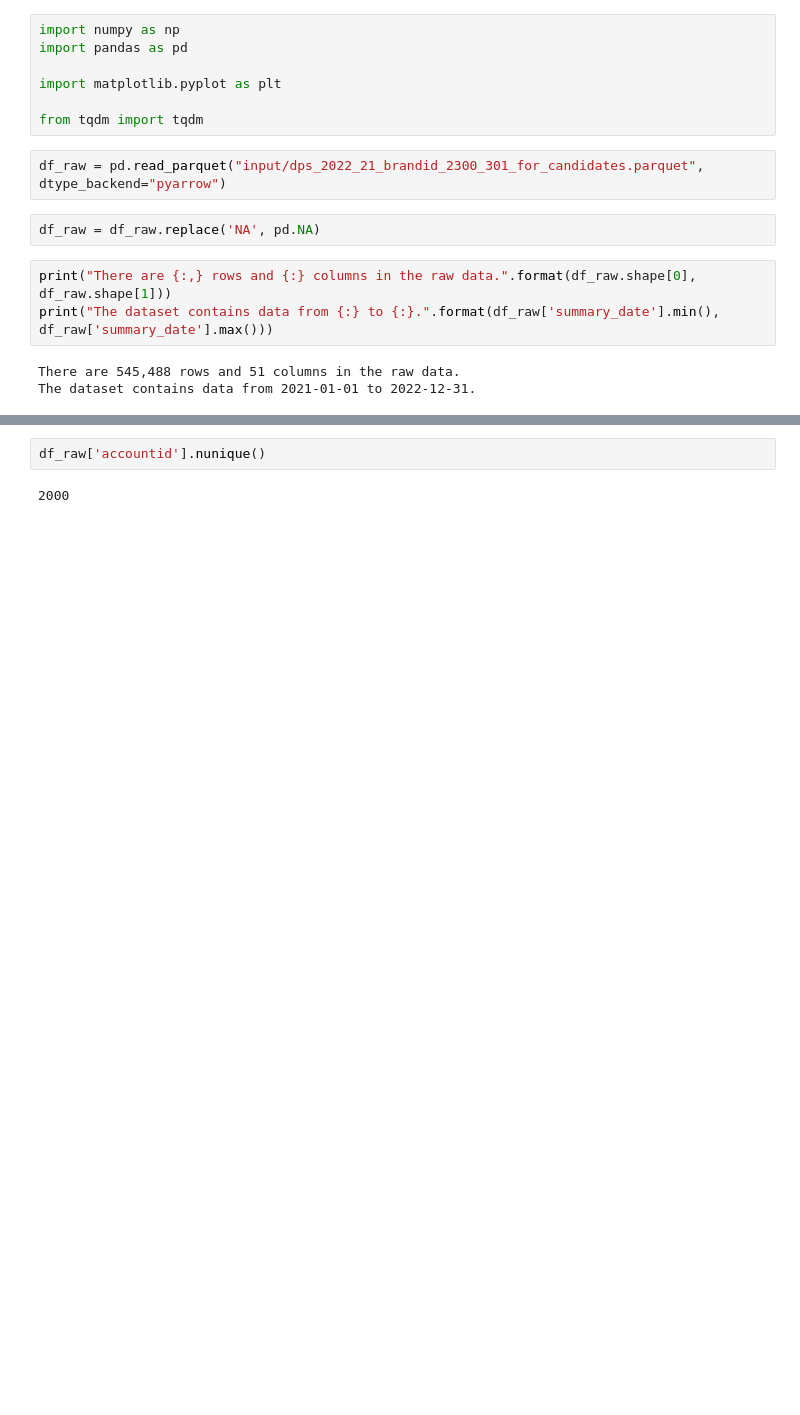
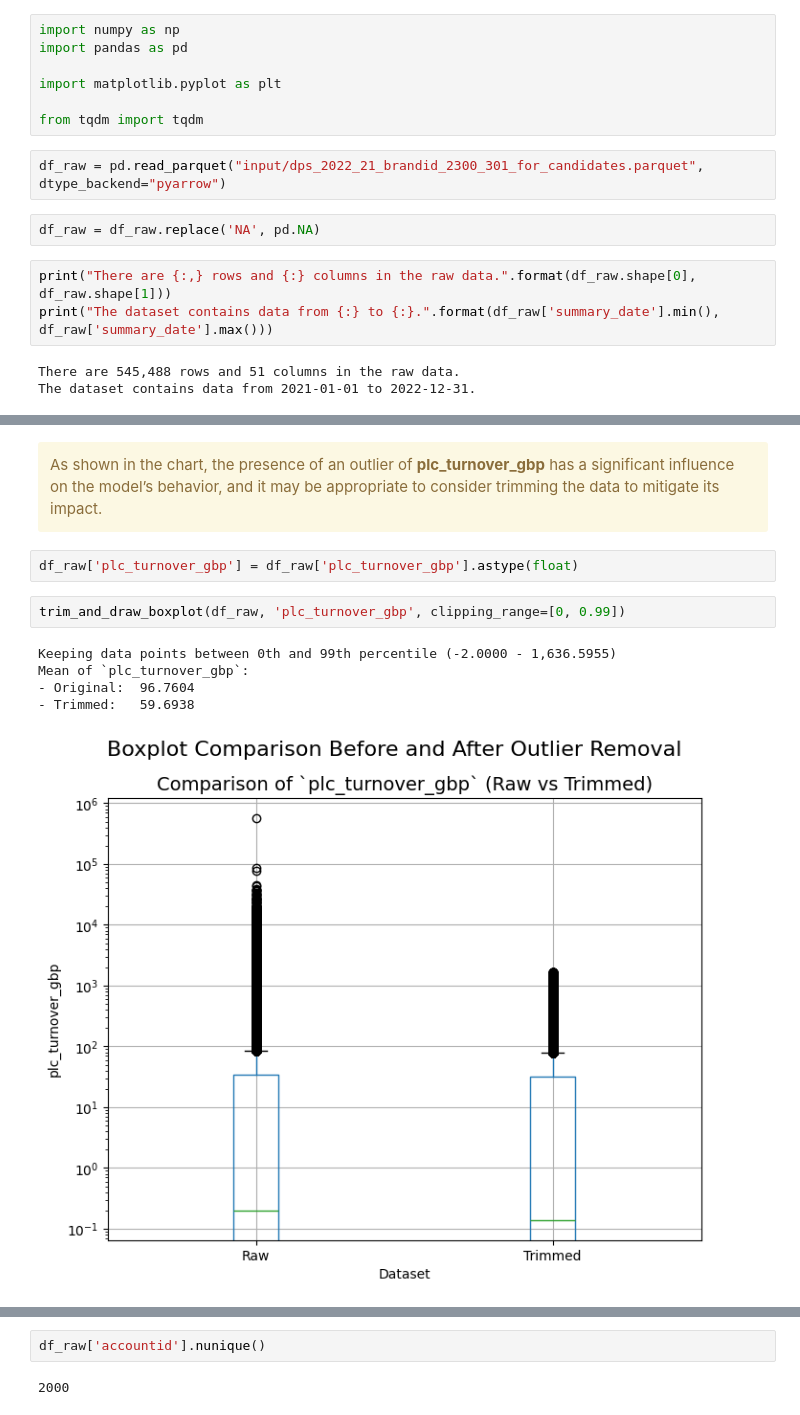
Before and after one commit to Zol-S/other, a Jupyter notebook: BV-Group/3_-_Data_discovery.ipynb, the cells around one changed output, grey strips where cells are left out. Cells and saved outputs as stored; diff of their text form; blank space fills up the shorter version.

```diff
--- a/BV-Group/3_-_Data_discovery.ipynb
+++ b/BV-Group/3_-_Data_discovery.ipynb
@@ -160,3 +400,17 @@ plt.show()
+# %% [markdown]
+<div class="alert alert-block alert-warning">
+    As shown in the chart, the presence of an outlier of <b>plc_turnover_gbp</b> has a significant influence on the model’s behavior, and it may be appropriate to consider trimming the data to mitigate its impact.
+</div>
+# %%
+df_raw['plc_turnover_gbp'] = df_raw['plc_turnover_gbp'].astype(float)
+# %%
+trim_and_draw_boxplot(df_raw, 'plc_turnover_gbp', clipping_range=[0, 0.99])
+# %% [output]
+Keeping data points between 0th and 99th percentile (-2.0000 - 1,636.5955)
+Mean of `plc_turnover_gbp`:
+- Original:  96.7604
+- Trimmed:   59.6938
+[figure, added]
 # %%
 fig, (ax1, ax2) = plt.subplots(1, 2, figsize=(15, 5))
 
```
Also changed, not shown: parts of 145 cells of this notebook, 3 other files.
